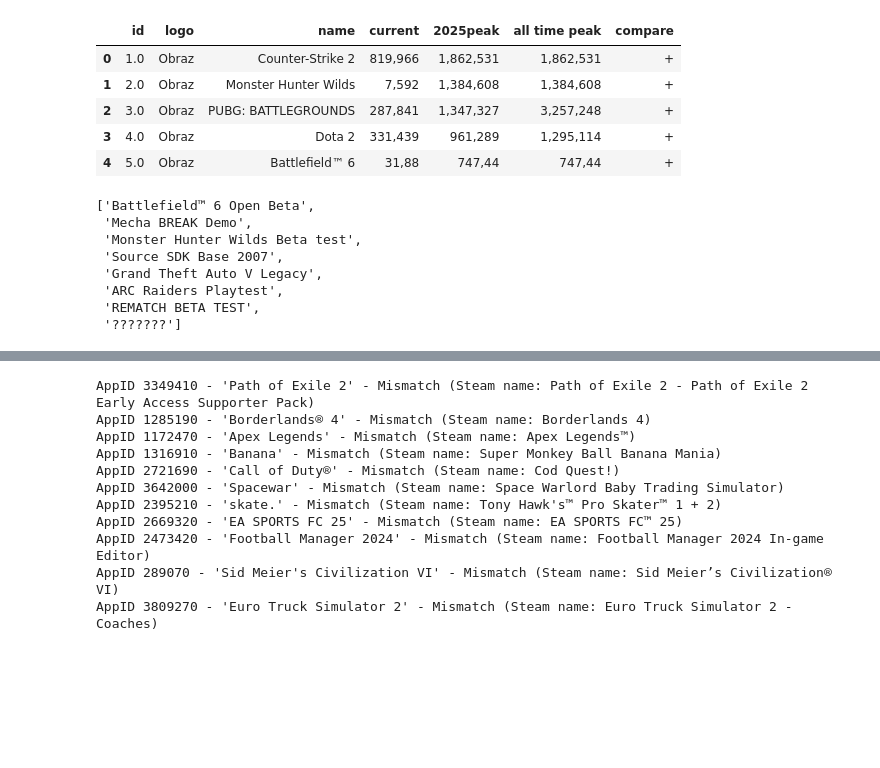
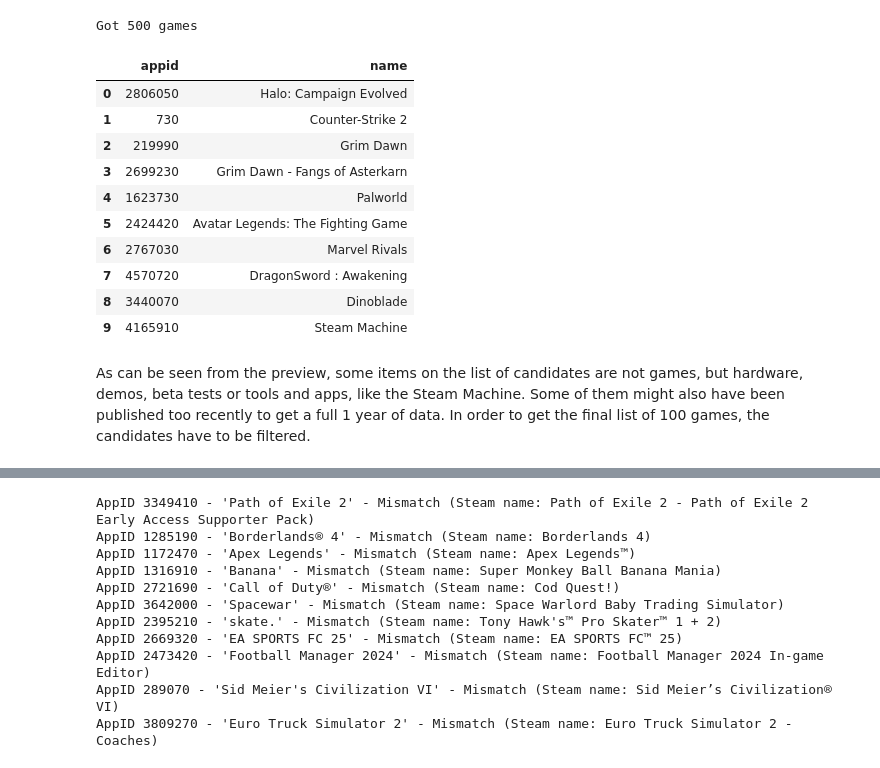
Before and after one commit to mapisz/Magisterka, a Jupyter notebook: data_collection.ipynb, the cells around one changed output, grey strips where cells are left out. Cells and saved outputs as stored; diff of their text form; code cells hidden in the pictures; blank space fills up the shorter version.

```diff
--- a/data_collection.ipynb
+++ b/data_collection.ipynb
@@ -10,10 +20,0 @@ import sys
-# %%
-game_names = pd.read_csv('game_names.csv', sep=';', encoding='utf-8')
-game_names.head()
-# %% [output]
-|  | id | logo | name | current | 2025peak | all time peak | compare |
-| 0 | 1.0 | Obraz | Counter-Strike 2 | 819,966 | 1,862,531 | 1,862,531 | + |
-| 1 | 2.0 | Obraz | Monster Hunter Wilds | 7,592 | 1,384,608 | 1,384,608 | + |
-| 2 | 3.0 | Obraz | PUBG: BATTLEGROUNDS | 287,841 | 1,347,327 | 3,257,248 | + |
-| 3 | 4.0 | Obraz | Dota 2 | 331,439 | 961,289 | 1,295,114 | + |
-| 4 | 5.0 | Obraz | Battlefield™ 6 | 31,88 | 747,44 | 747,44 | + |
@@ -38,11 +21,55 @@ for index, row in game_names.iterrows():
-# %%
-failed_games
-# %% [output]
-['Battlefield™ 6 Open Beta',
- 'Mecha BREAK Demo',
- 'Monster Hunter Wilds Beta test',
- 'Source SDK Base 2007',
- 'Grand Theft Auto V Legacy',
- 'ARC Raiders Playtest',
- 'REMATCH BETA TEST',
- '???????']
+# %%
+candidate_games = []
+
+#Pattern for extracting appid from the logo url from the response
+appid_pattern = re.compile(r'/apps/(?P<id>\d+)/')
+
+#Looping through Steam store pages to collect candidate games
+for page in range(1, 21):  # Pages 1, 2, and 3
+    response = requests.get(
+        "https://store.steampowered.com/search/results/",
+        params={
+            "filter": "topsellers",
+            "page": page,
+            "cc": "us",
+            "l": "english",
+            "json": 1
+        }
+    )
+
+    if response.status_code == 200:
+        data = response.json()
+        for item in data.get('items', []):
+            game_name = item.get('name')
+            logo_url = item.get('logo')
+
+            match = appid_pattern.search(logo_url)
+            if match:
+                appid = int(match.group('id'))
+                candidate_games.append({
+                    "appid": appid,
+                    "name": game_name
+                })
+            else:
+                print("No appid for game:", game_name)
+    else:
+        print("Error", response.status_code)
+
+print(f"\nGot {len(candidate_games)} games")
+# %% [output]
+Got 500 games
+# %%
+candidate_games_df = pd.DataFrame(candidate_games, columns=["appid", "name"])
+candidate_games_df.head(10)
+# %% [output]
+|  | appid | name |
+| 0 | 2806050 | Halo: Campaign Evolved |
+| 1 | 730 | Counter-Strike 2 |
+| 2 | 219990 | Grim Dawn |
+| 3 | 2699230 | Grim Dawn - Fangs of Asterkarn |
+| 4 | 1623730 | Palworld |
+| 5 | 2424420 | Avatar Legends: The Fighting Game |
+| 6 | 2767030 | Marvel Rivals |
+| 7 | 4570720 | DragonSword : Awakening |
+| 8 | 3440070 | Dinoblade |
+| 9 | 4165910 | Steam Machine |
@@ -48,0 +80,2 @@ failed_games
+# %% [markdown]
+As can be seen from the preview, some items on the list of candidates are not games, but hardware, demos, beta tests or tools and apps, like the Steam Machine. Some of them might also have been published too recently to get a full 1 year of data. In order to get the final list of 100 games, the candidates have to be filtered.
```
Also changed, not shown: parts of 34 cells of this notebook.
